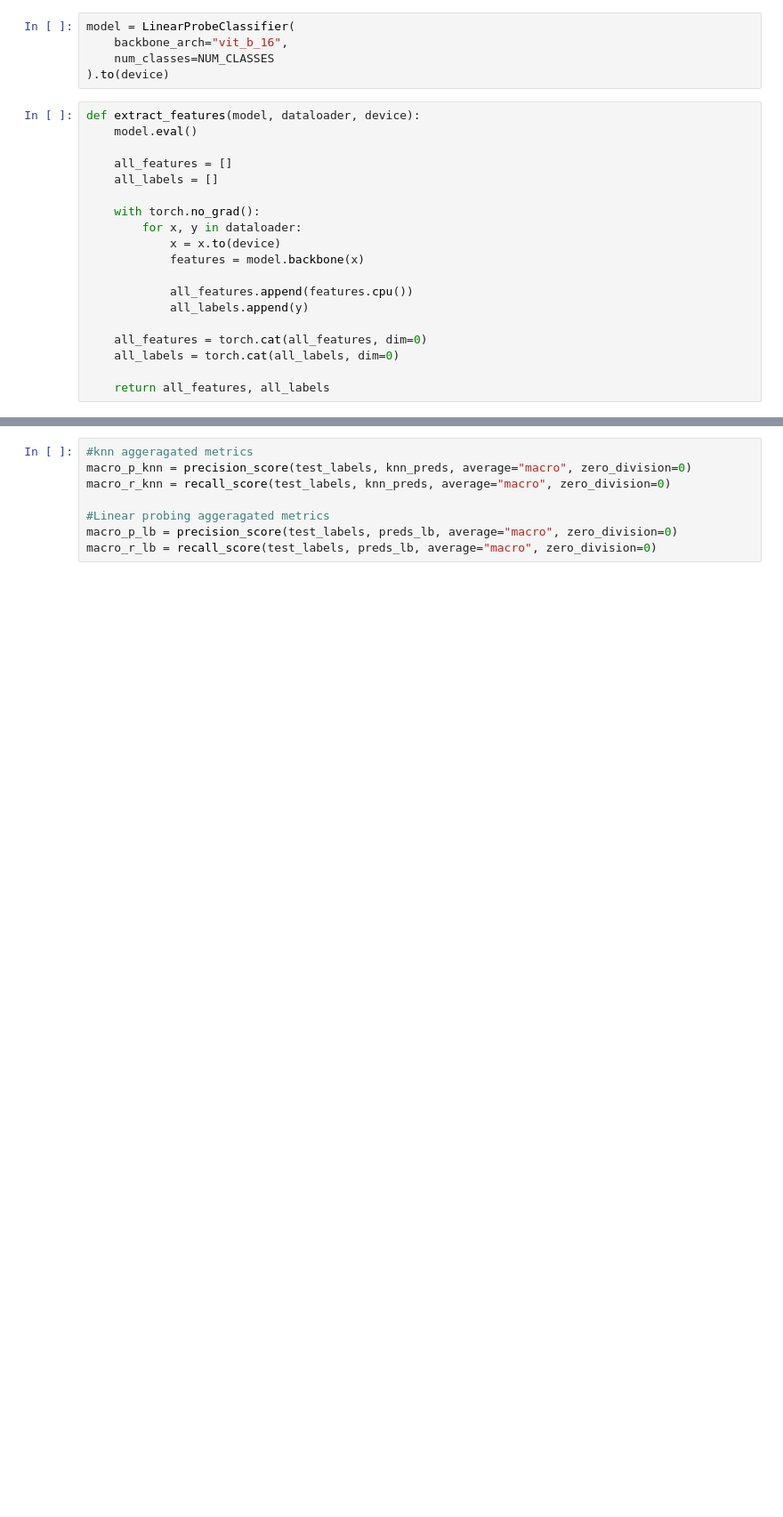
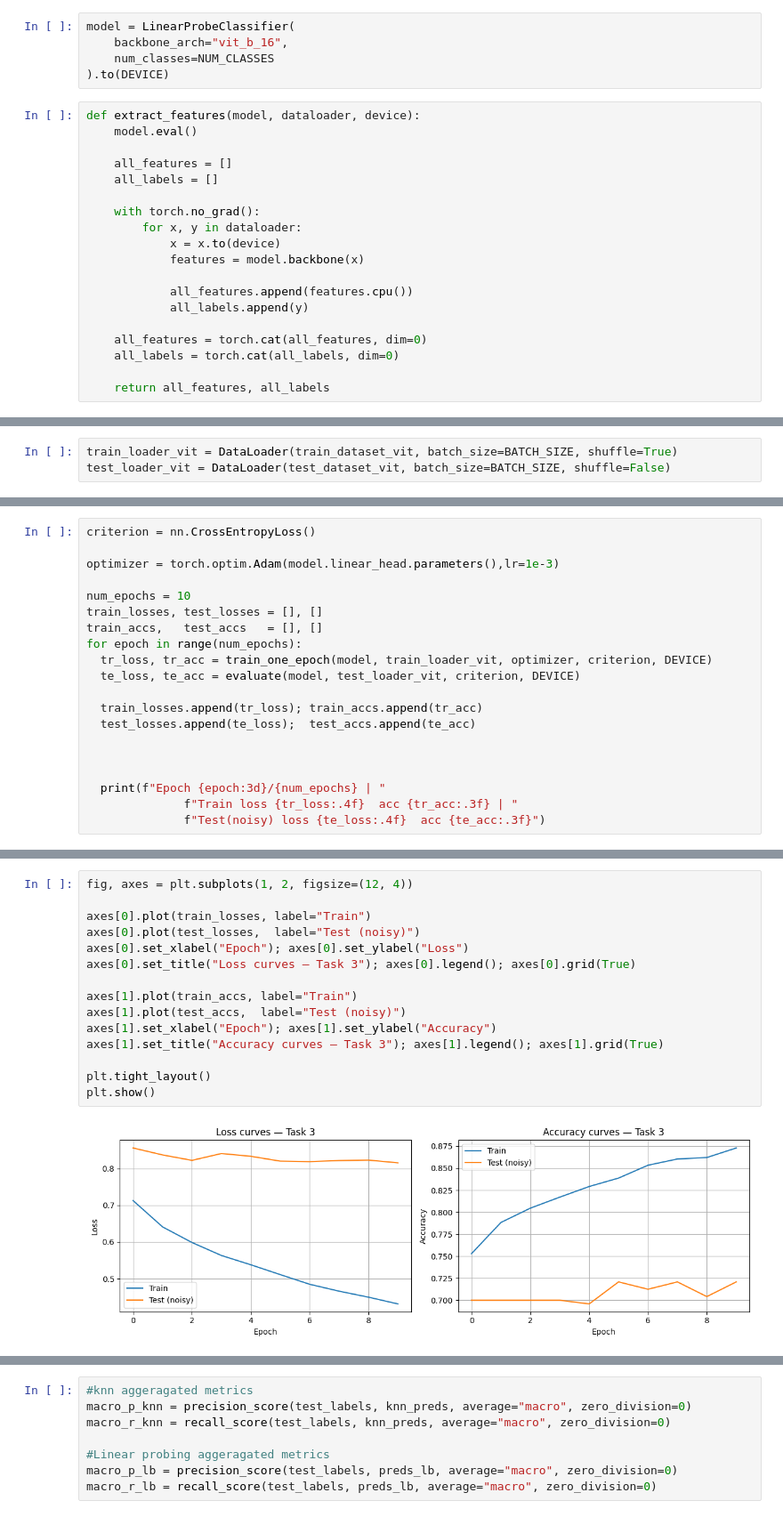
Before and after one commit to joanaritalopes/Autonomous-Driving-using-Deep-Learning, a Jupyter notebook: assignment2_skeleton.ipynb, the cells around one changed output, grey strips where cells are left out. Shown at 89% size. Drawn from its saved outputs; the diff is of its cells as text; blank space fills up the shorter version.

Commit message:
Merged all tasks

```diff
--- a/assignment2_skeleton.ipynb
+++ b/assignment2_skeleton.ipynb
@@ -991,7 +998,7 @@ class LinearProbeClassifier(nn.Module):
 model = LinearProbeClassifier(
     backbone_arch="vit_b_16",
     num_classes=NUM_CLASSES
-).to(device)
+).to(DEVICE)
 # %%
 def extract_features(model, dataloader, device):
     model.eval()
@@ -1014 +1051,4 @@ def extract_features(model, dataloader, device):
+# %%
+train_loader_vit = DataLoader(train_dataset_vit, batch_size=BATCH_SIZE, shuffle=True)
+test_loader_vit = DataLoader(test_dataset_vit, batch_size=BATCH_SIZE, shuffle=False)
 # %%
@@ -1046,0 +1059,20 @@ for epoch in range(num_epochs):
+# %%
+criterion = nn.CrossEntropyLoss()
+
+optimizer = torch.optim.Adam(model.linear_head.parameters(),lr=1e-3)
+
+num_epochs = 10
+train_losses, test_losses = [], []
+train_accs,   test_accs   = [], []
+for epoch in range(num_epochs):
+  tr_loss, tr_acc = train_one_epoch(model, train_loader_vit, optimizer, criterion, DEVICE)
+  te_loss, te_acc = evaluate(model, test_loader_vit, criterion, DEVICE)
+
+  train_losses.append(tr_loss); train_accs.append(tr_acc)
+  test_losses.append(te_loss);  test_accs.append(te_acc)
+
+
+
+  print(f"Epoch {epoch:3d}/{num_epochs} | "
+              f"Train loss {tr_loss:.4f}  acc {tr_acc:.3f} | "
+              f"Test(noisy) loss {te_loss:.4f}  acc {te_acc:.3f}")
@@ -1047,2 +1090,19 @@ for epoch in range(num_epochs):
+# %%
+fig, axes = plt.subplots(1, 2, figsize=(12, 4))
+
+axes[0].plot(train_losses, label="Train")
+axes[0].plot(test_losses,  label="Test (noisy)")
+axes[0].set_xlabel("Epoch"); axes[0].set_ylabel("Loss")
+axes[0].set_title("Loss curves — Task 3"); axes[0].legend(); axes[0].grid(True)
+
+axes[1].plot(train_accs, label="Train")
+axes[1].plot(test_accs,  label="Test (noisy)")
+axes[1].set_xlabel("Epoch"); axes[1].set_ylabel("Accuracy")
+axes[1].set_title("Accuracy curves — Task 3"); axes[1].legend(); axes[1].grid(True)
+
+plt.tight_layout()
+plt.show()
+# %% [output]
+[figure, added]
 # %%
 #Linear probing model predictions
```
Also changed, not shown: parts of 15 cells of this notebook.
